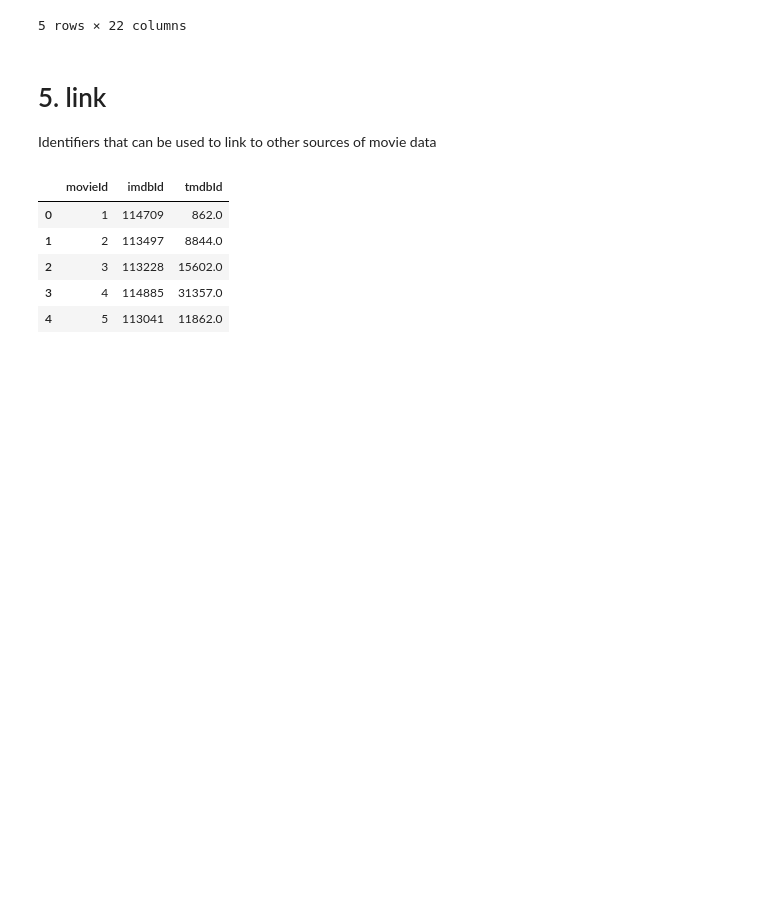
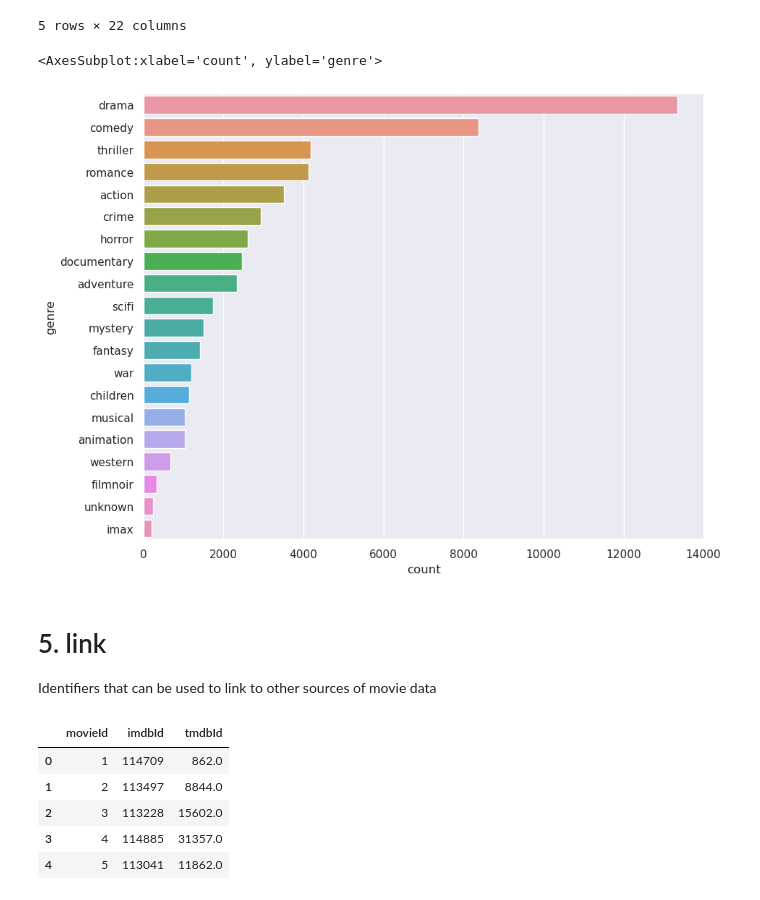
Before and after one commit to MC855FilmesParaTi/machinelearning, a Jupyter notebook: notebooks/1-lfb-initial-data-exploration.ipynb, the cells around one changed output. Drawn from its saved outputs; the diff is of its cells as text; code cells hidden in the pictures; blank space fills up the shorter version.

```diff
--- a/notebooks/1-lfb-initial-data-exploration.ipynb
+++ b/notebooks/1-lfb-initial-data-exploration.ipynb
@@ -292,8 +312,6 @@ plt.show()
 # %%
 for genre in genres:
     movies_df[genre] = 0
-# %%
-movies_df.genres = movies_df.genres.apply(lambda x: x.lower())
 # %%
 # one hot enconding dos gêneros
 for genre in genres:
@@ -310,6 +328,16 @@ movies_df.head()
 | 3 | 4 | Waiting to Exhale (1995) | 0 | 0 | 0 | 0 | 1 | 0 | 0 | 1 | ... |
 | 4 | 5 | Father of the Bride Part II (1995) | 0 | 0 | 0 | 0 | 1 | 0 | 0 | 0 | ... |
 5 rows × 22 columns
+# %%
+counts = movies_df.iloc[:, 2:].sum().reset_index()
+counts.columns = ['genre', 'count']
+counts = counts.sort_values(by='count', ascending=False)
+# %%
+plt.figure(figsize=(10, 8))
+sns.barplot(x='count', y='genre', data=counts)
+# %% [output]
+<AxesSubplot:xlabel='count', ylabel='genre'>
+[figure, added]
 # %% [markdown]
 # 5. link
 
```
Also changed, not shown: parts of 7 cells of this notebook.
